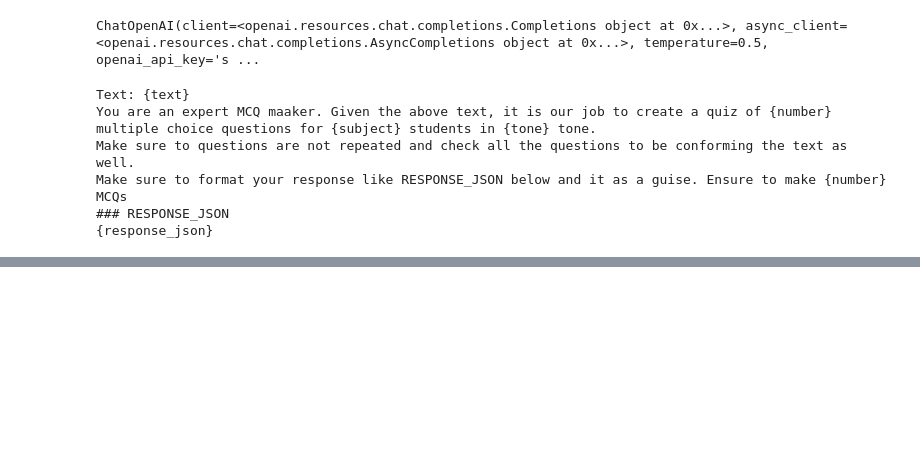
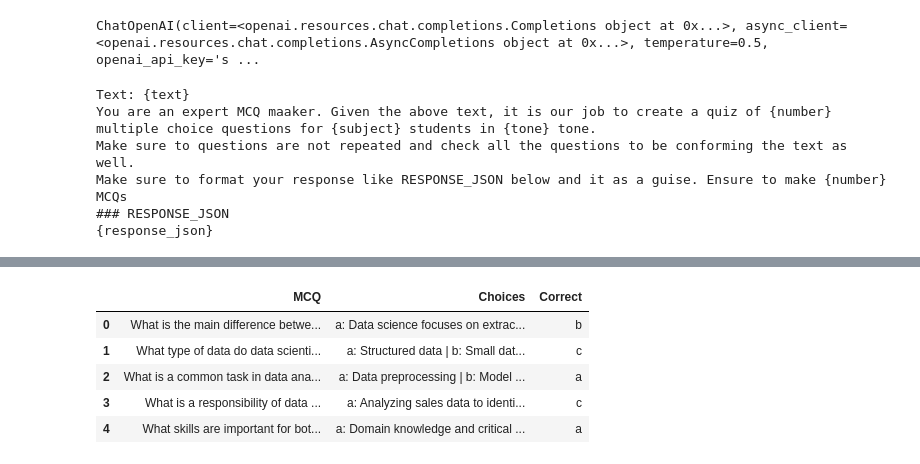
Before and after one commit to Nikhil-9981/mcq, a Jupyter notebook: experiment/mcq.ipynb, the cells around one changed output, grey strips where cells are left out. Drawn from its saved outputs; the diff is of its cells as text; code cells hidden in the pictures; blank space fills up the shorter version.

```diff
--- a/experiment/mcq.ipynb
+++ b/experiment/mcq.ipynb
@@ -135,0 +223,4 @@ generate_evaluate_chain = SequentialChain(chains= [quiz_chain,review_chain], inp
+# %%
+quiz = response.get('quiz')
+# %%
+quiz = json.loads(quiz)
@@ -135,0 +229,13 @@ generate_evaluate_chain = SequentialChain(chains= [quiz_chain,review_chain], inp
+# %%
+quiz_table_data = []
+for key, value in quiz.items() :
+    mcq = value['mcq']
+    options = " | ".join(
+        [
+     f"{option}: {option_value}"
+     for option,option_value in value["options"].items()
+     ]
+
+    )
+    correct = value["correct"]
+    quiz_table_data.append({"MCQ": mcq, "Choices" : options , "Correct" : correct})
@@ -135,0 +280,11 @@ generate_evaluate_chain = SequentialChain(chains= [quiz_chain,review_chain], inp
+# %%
+quiz = pd.DataFrame(quiz_table_data)
+# %%
+quiz
+# %% [output]
+|  | MCQ | Choices | Correct |
+| 0 | What is the main difference betwe... | a: Data science focuses on extrac... | b |
+| 1 | What type of data do data scienti... | a: Structured data | b: Small dat... | c |
+| 2 | What is a common task in data ana... | a: Data preprocessing | b: Model ... | a |
+| 3 | What is a responsibility of data ... | a: Analyzing sales data to identi... | c |
+| 4 | What skills are important for bot... | a: Domain knowledge and critical ... | a |
```
Also changed, not shown: parts of 16 cells of this notebook, 2 other files.
